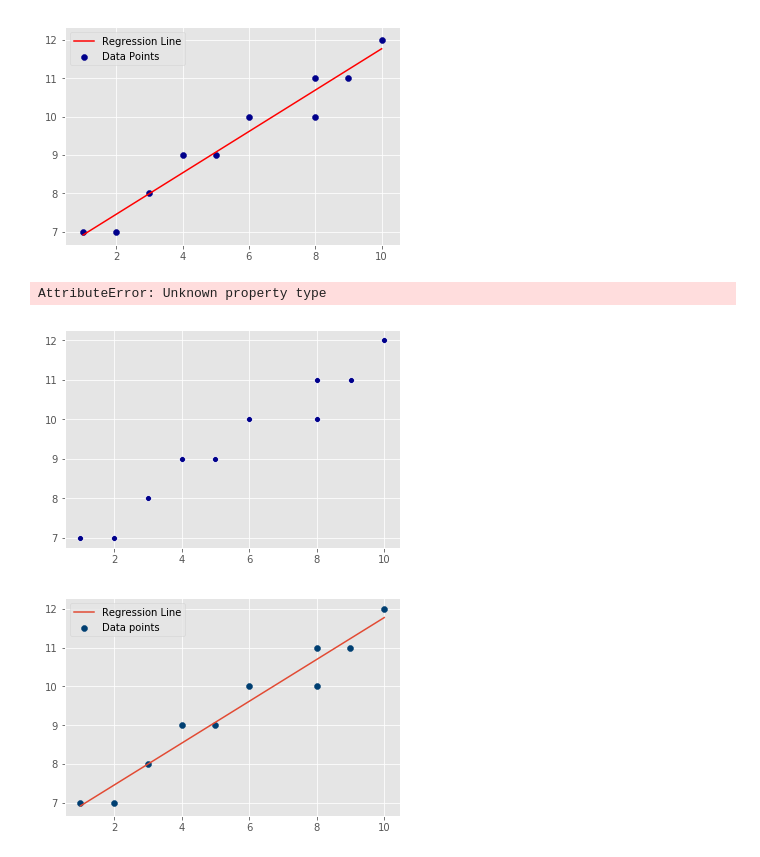
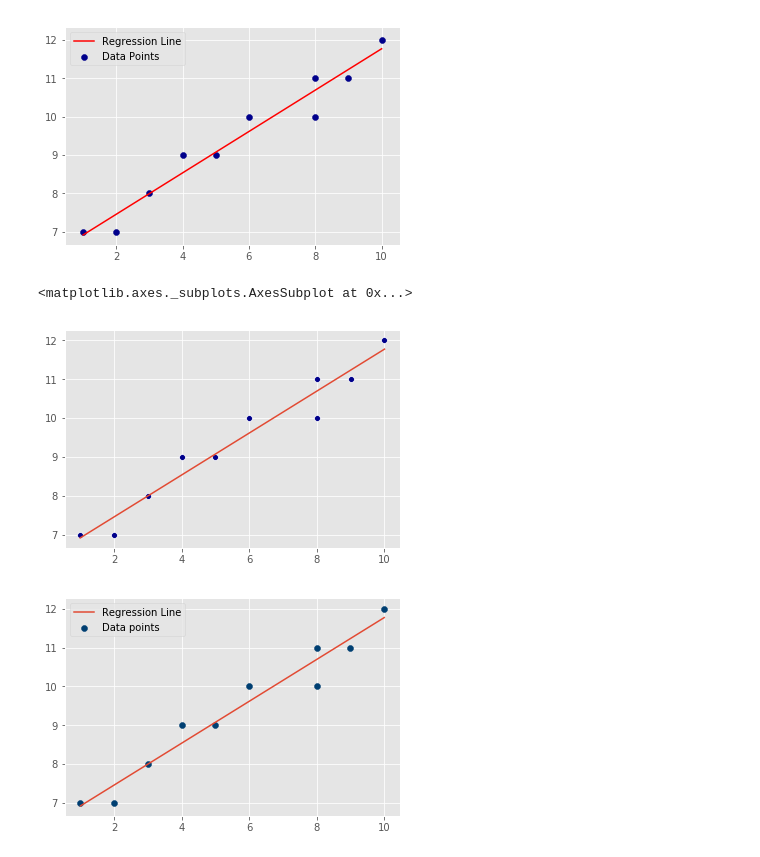
Before and after one commit to elenasm7/dsc-0-10-07-simple-linear-regression-lab-nyc-ds-career-012819, a Jupyter notebook: index.ipynb, the cells around one changed output. Saved outputs shown, nothing was run; the diff lists cells and outputs as text; code cells hidden in the pictures.

```diff
--- a/index.ipynb
+++ b/index.ipynb
@@ -125,10 +125,10 @@ plt.show();
 [figure]
 # %%
 sns.scatterplot(X,Y,color='darkblue')
-sns.lineplot(X,regression_line,type='lines')
+sns.lineplot(X,regression_line)
 # %% [output]
-AttributeError: Unknown property type
+<matplotlib.axes._subplots.AxesSubplot at 0x...>
-[figure, old version]
+[figure, new version]
 # %%
 # Plot data and regression line
 # %% [output]
```
